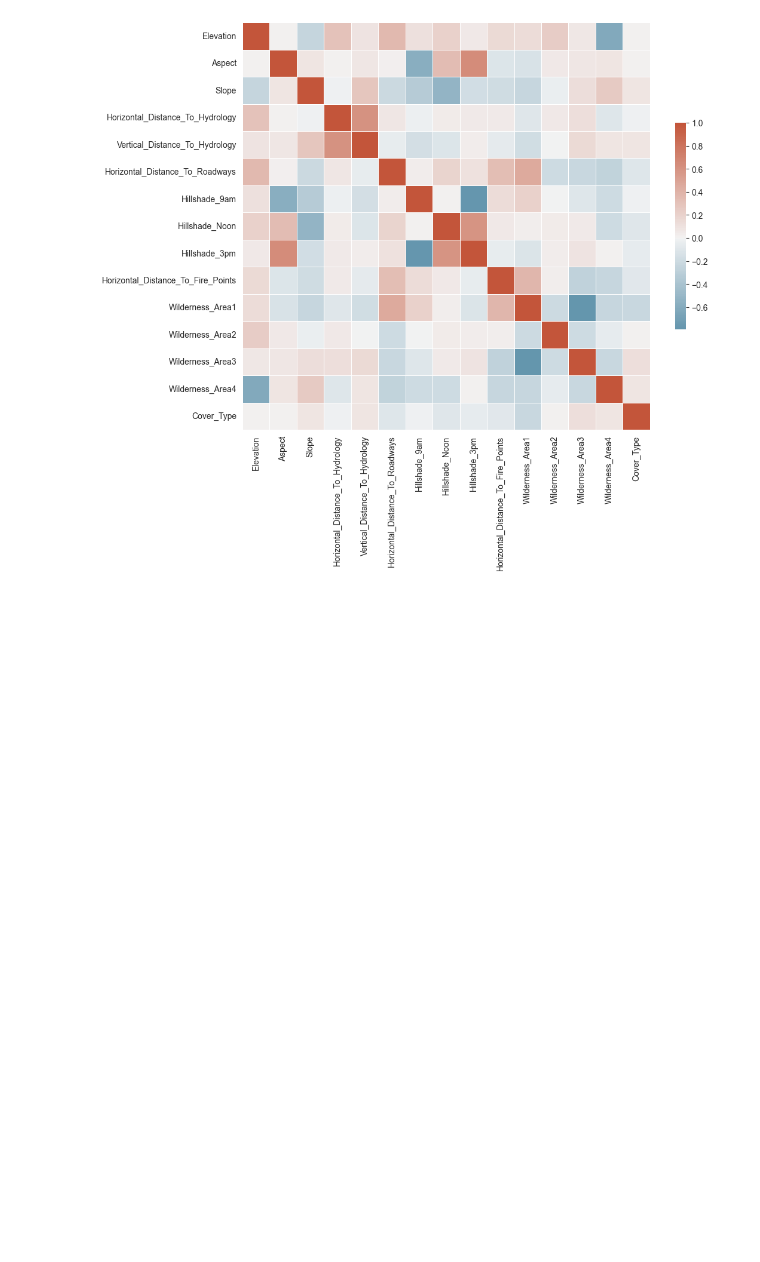
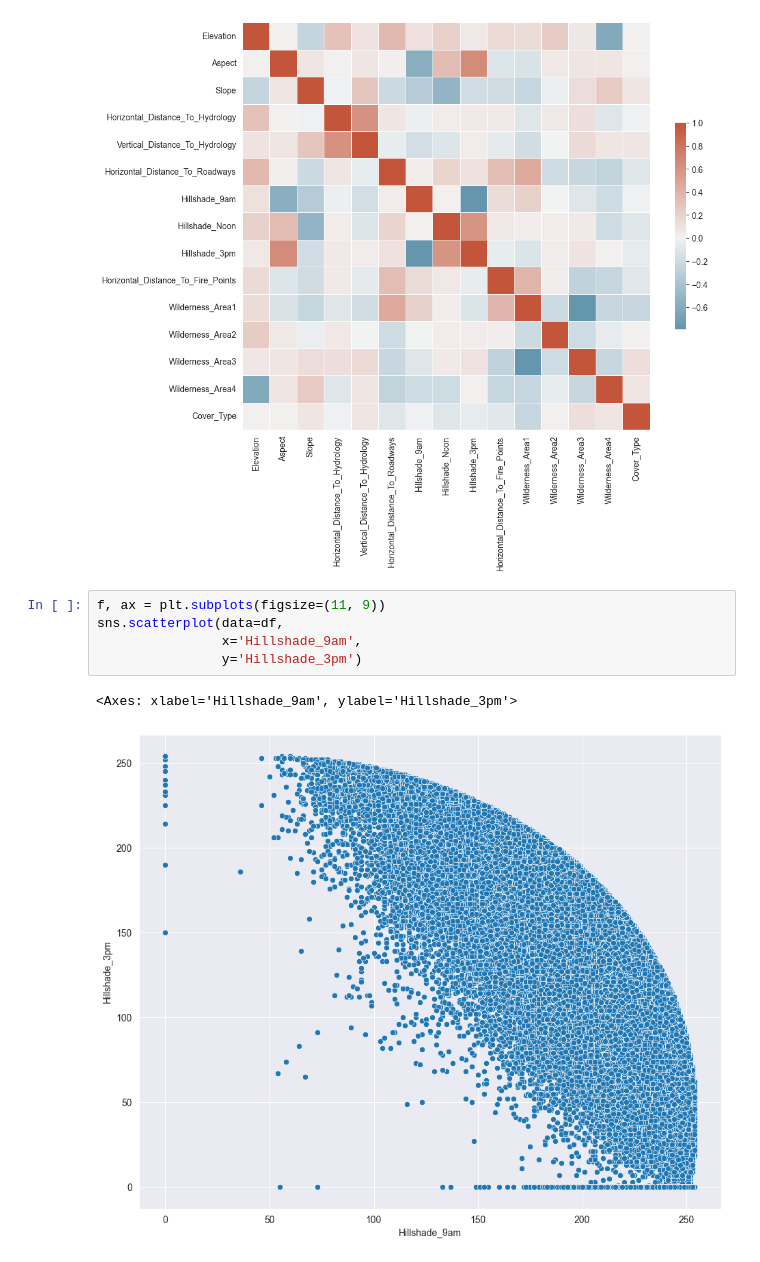
Before and after one commit to Arcewirz/forrest-type-prediction, a Jupyter notebook: eda.ipynb, the cells around one changed output. Drawn from its saved outputs; the diff is of its cells as text; blank space fills up the shorter version.

Commit message:
Add dependency plots

```diff
--- a/eda.ipynb
+++ b/eda.ipynb
@@ -95,3 +95,11 @@ sns.heatmap(corr,
 # %% [output]
 <Axes: >
 [figure]
+# %%
+f, ax = plt.subplots(figsize=(11, 9))
+sns.scatterplot(data=df,
+                x='Hillshade_9am',
+                y='Hillshade_3pm')
+# %% [output]
+<Axes: xlabel='Hillshade_9am', ylabel='Hillshade_3pm'>
+[figure, added]
```
Also changed, not shown: parts of 3 cells of this notebook.
